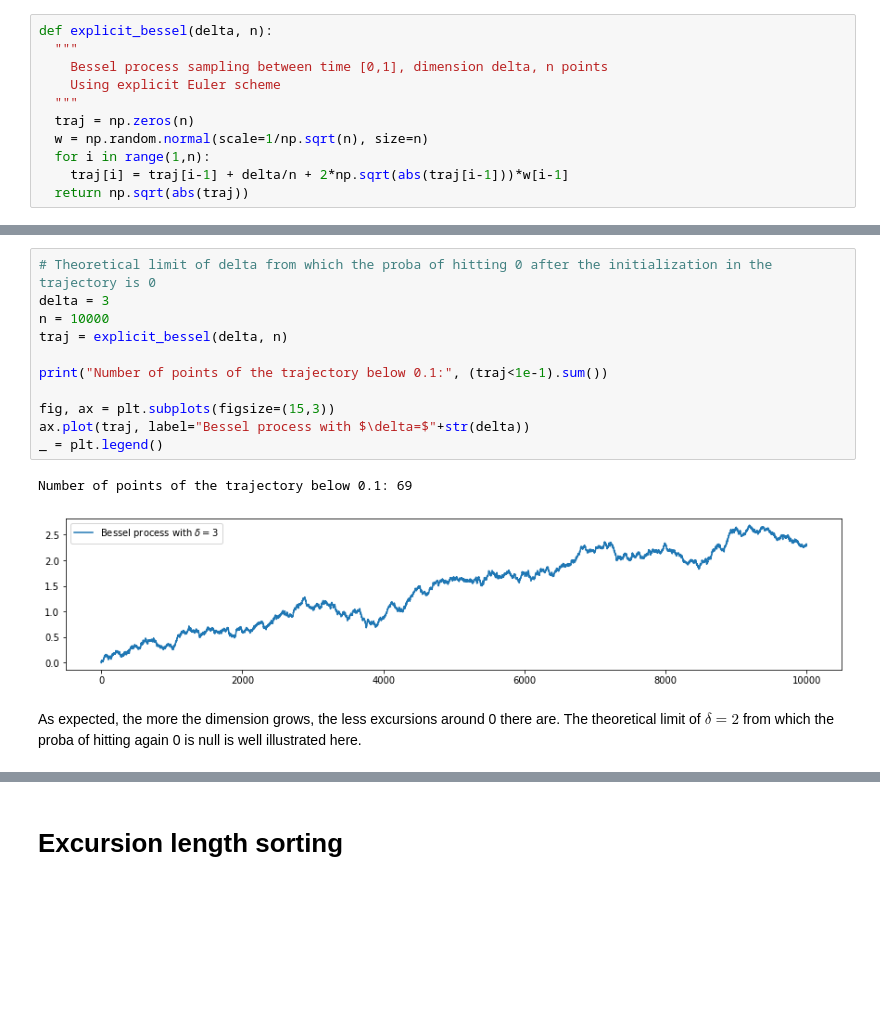
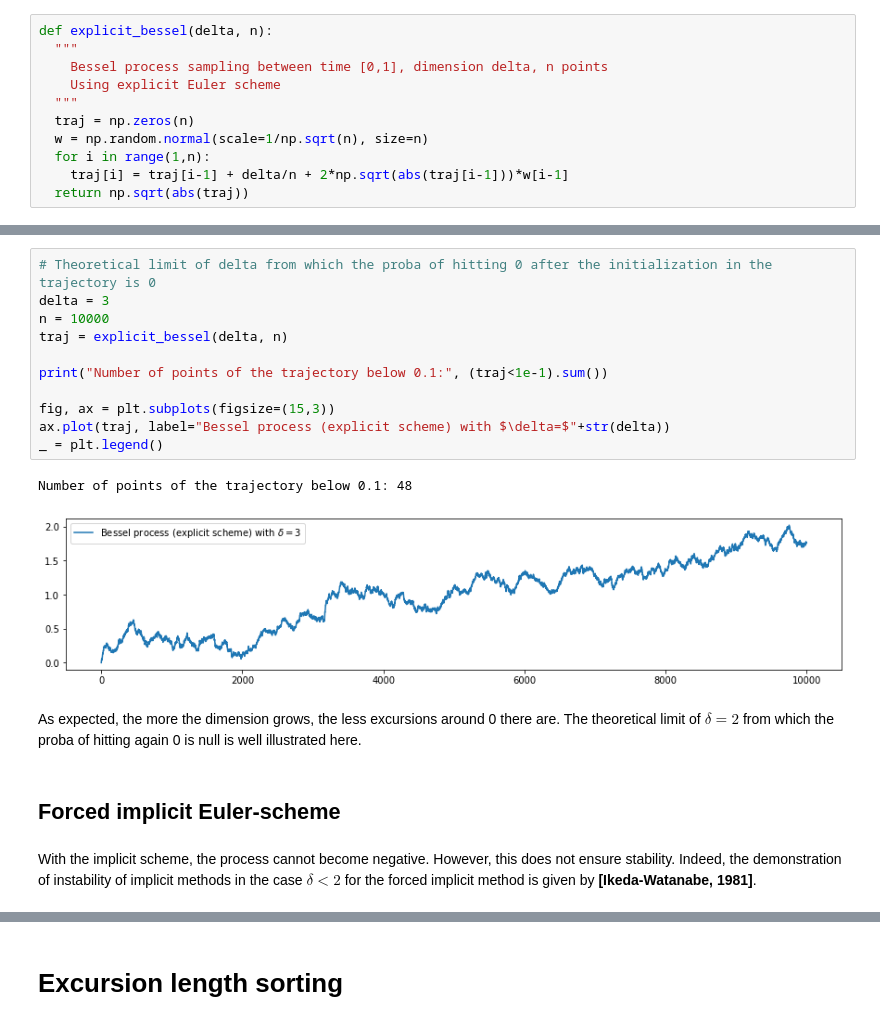
Before and after one commit to MatthieuDarcy/BMLPitmanYor, a Jupyter notebook: Simulation/Kingman Bessel Sampling.ipynb, the cells around one changed output, grey strips where cells are left out. Drawn from its saved outputs; the diff is of its cells as text; blank space fills up the shorter version.

Commit message:
Added implicit sampling instability

```diff
--- a/Simulation/Kingman Bessel Sampling.ipynb
+++ b/Simulation/Kingman Bessel Sampling.ipynb
@@ -100,16 +108,20 @@ Number of points of the trajectory below 0.1: 178
 # %%
 # Theoretical limit of delta from which the proba of hitting 0 after the initialization in the trajectory is 0
 delta = 3
 n = 10000
 traj = explicit_bessel(delta, n)
 
 print("Number of points of the trajectory below 0.1:", (traj<1e-1).sum())
 
 fig, ax = plt.subplots(figsize=(15,3))
-ax.plot(traj, label="Bessel process with $\delta=$"+str(delta))
+ax.plot(traj, label="Bessel process (explicit scheme) with $\delta=$"+str(delta))
 _ = plt.legend()
 # %% [output]
-Number of points of the trajectory below 0.1: 69
+Number of points of the trajectory below 0.1: 48
-[figure, old version]
+[figure, new version]
 # %% [markdown]
 As expected, the more the dimension grows, the less excursions around 0 there are. The theoretical limit of $\delta=2$ from which the proba of hitting again 0 is null is well illustrated here.
+# %% [markdown]
+## Forced implicit Euler-scheme
+# %% [markdown]
+With the implicit scheme, the process cannot become negative. However, this does not ensure stability. Indeed, the demonstration of instability of implicit methods in the case $\delta<2$ for the forced implicit method is given by **[Ikeda-Watanabe, 1981]**.
```
Also changed, not shown: parts of 24 cells of this notebook.
